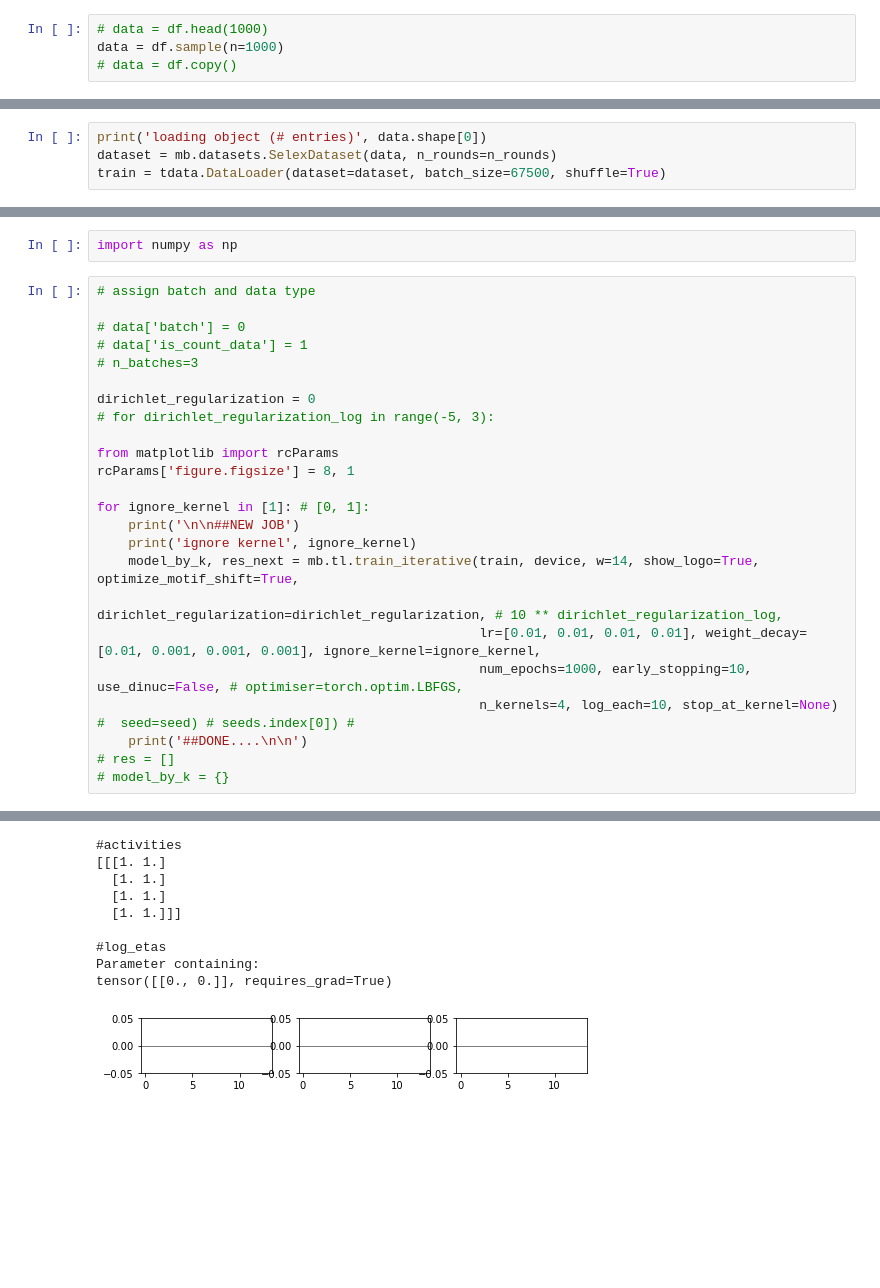
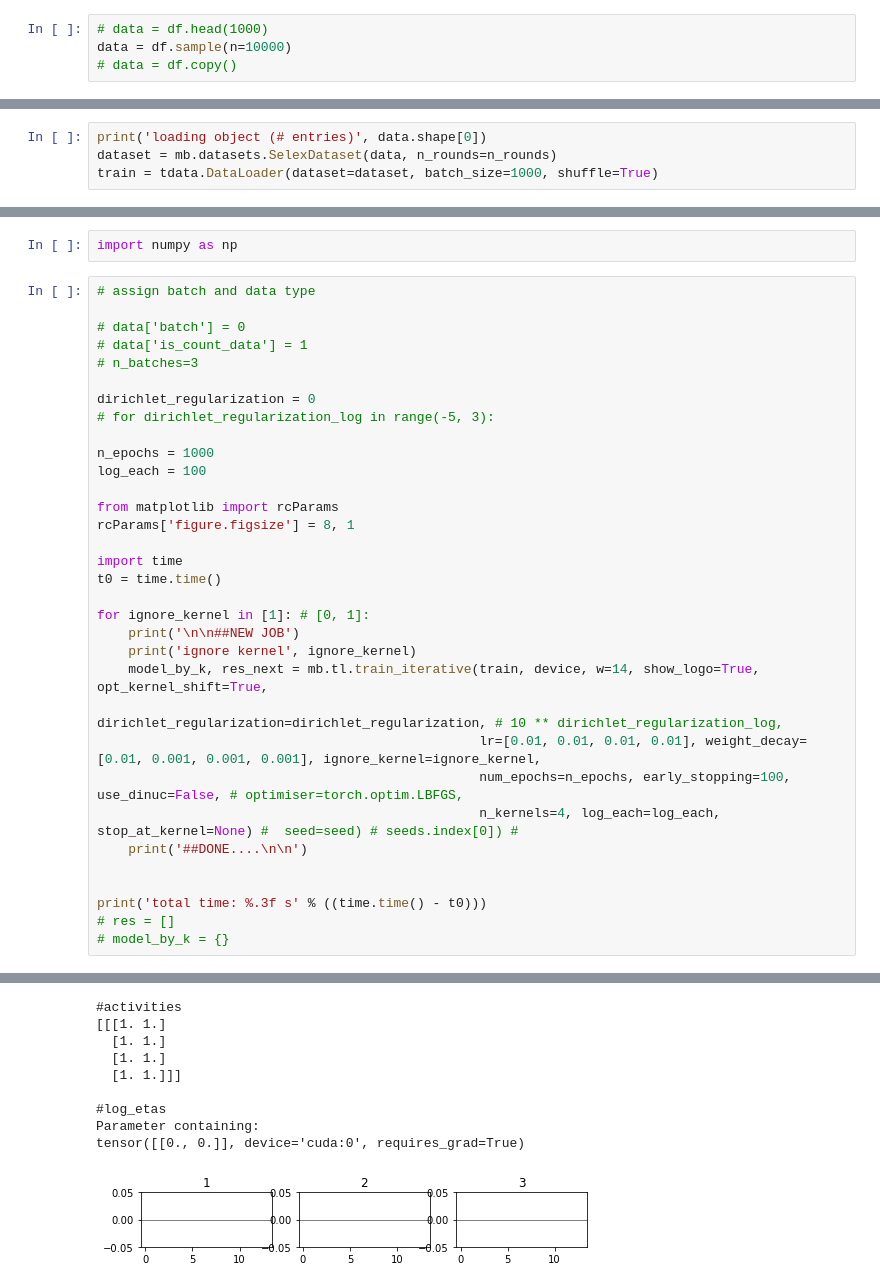
Before and after one commit to theislab/mubind, a Jupyter notebook: notebooks/16_CTCF.ipynb, the cells around one changed output, grey strips where cells are left out. Cells and saved outputs as stored; diff of their text form; blank space fills up the shorter version.

Commit message:
fixes for iterative motif shifts

```diff
--- a/notebooks/16_CTCF.ipynb
+++ b/notebooks/16_CTCF.ipynb
@@ -40,7 +40,7 @@ df
 120096 rows × 3 columns
 # %%
 # data = df.head(1000)
-data = df.sample(n=1000)
+data = df.sample(n=10000)
 # data = df.copy()
 # %%
 n_rounds = 1
@@ -56,5 +56,5 @@ rcParams['figure.figsize'] = 5, 1
 # %%
 print('loading object (# entries)', data.shape[0])
 dataset = mb.datasets.SelexDataset(data, n_rounds=n_rounds)
-train = tdata.DataLoader(dataset=dataset, batch_size=67500, shuffle=True)
+train = tdata.DataLoader(dataset=dataset, batch_size=1000, shuffle=True)
 # %% [output]
@@ -73,46 +74,55 @@ import numpy as np
 dirichlet_regularization = 0
 # for dirichlet_regularization_log in range(-5, 3):
 
+n_epochs = 1000
+log_each = 100
+
 from matplotlib import rcParams
 rcParams['figure.figsize'] = 8, 1
+
+import time
+t0 = time.time()
 
 for ignore_kernel in [1]: # [0, 1]:
     print('\n\n##NEW JOB')
     print('ignore kernel', ignore_kernel)
-    model_by_k, res_next = mb.tl.train_iterative(train, device, w=14, show_logo=True, optimize_motif_shift=True,
+    model_by_k, res_next = mb.tl.train_iterative(train, device, w=14, show_logo=True, opt_kernel_shift=True,
                                                  dirichlet_regularization=dirichlet_regularization, # 10 ** dirichlet_regularization_log,
                                                  lr=[0.01, 0.01, 0.01, 0.01], weight_decay=[0.01, 0.001, 0.001, 0.001], ignore_kernel=ignore_kernel,
-                                                 num_epochs=1000, early_stopping=10, use_dinuc=False, # optimiser=torch.optim.LBFGS,
-                                                 n_kernels=4, log_each=10, stop_at_kernel=None) #  seed=seed) # seeds.index[0]) #
+                                                 num_epochs=n_epochs, early_stopping=100, use_dinuc=False, # optimiser=torch.optim.LBFGS,
+                                                 n_kernels=4, log_each=log_each, stop_at_kernel=None) #  seed=seed) # seeds.index[0]) #
     print('##DONE....\n\n')
+
+
+print('total time: %.3f s' % ((time.time() - t0)))
 # res = []
 # model_by_k = {}
 # %% [output]
 ##NEW JOB
 ignore kernel 1
 # rounds 1
 # batches 1
 # enr_series True
 next w 14 <class 'int'>
 
 Kernel to optimize 0
 
 Freezing kernels
 setting grad status of kernel at 0 to 1
 setting grad status of kernel at 1 to 0
 setting grad status of kernel at 2 to 0
 setting grad status of kernel at 3 to 0
 
 
 before kernel optimization.
 [figure]
 #activities
 [[[1. 1.]
   [1. 1.]
   [1. 1.]
   [1. 1.]]]
 
 #log_etas
 Parameter containing:
-tensor([[0., 0.]], requires_grad=True)
+tensor([[0., 0.]], device='cuda:0', requires_grad=True)
-[figure, old version]
+[figure, new version]
```
Also changed, not shown: parts of 7 cells of this notebook, 1 other file.
